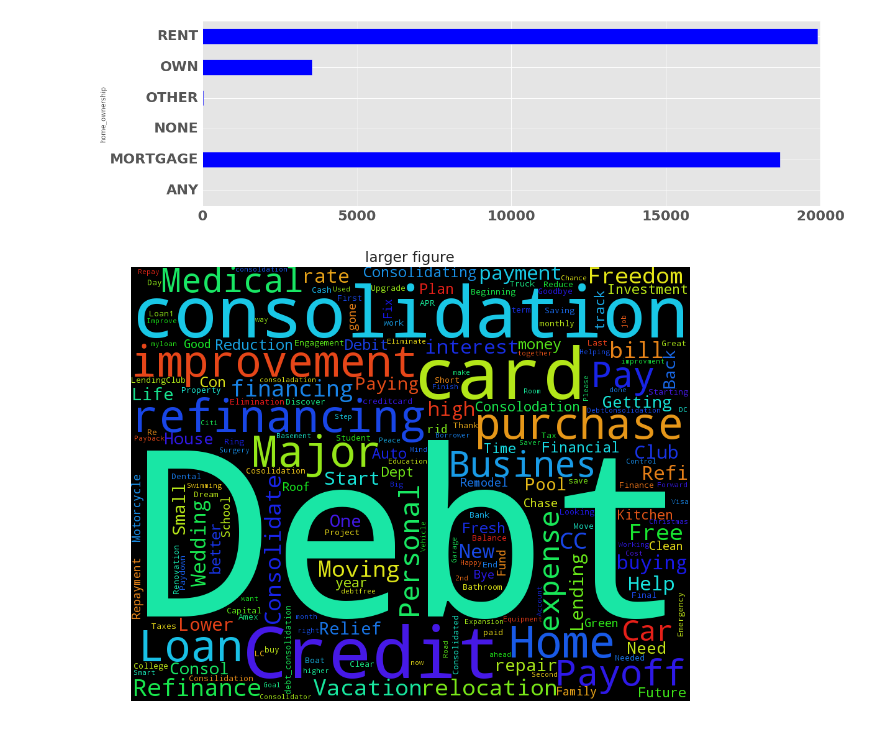
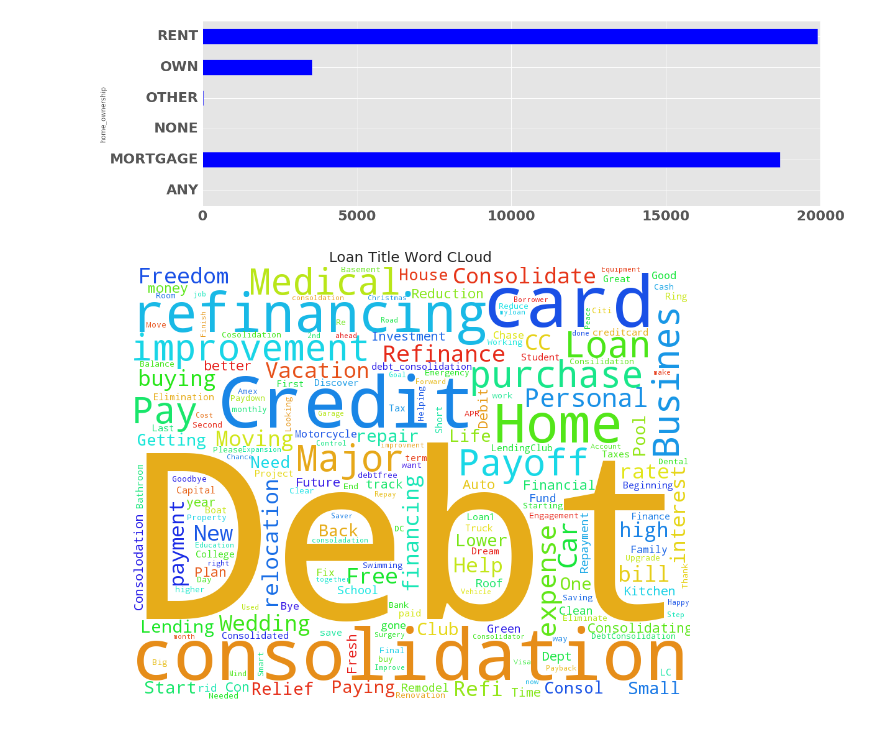
Before and after one commit to thakursc1-zz/Lending_Club_data_analysis, a Jupyter notebook: Special Analysis.ipynb, the cells around one changed output. Drawn from its saved outputs; the diff is of its cells as text; code cells hidden in the pictures.

Commit message:
Generetated graphs for special cases

```diff
--- a/Special Analysis.ipynb
+++ b/Special Analysis.ipynb
@@ -56,4 +50,5 @@ cust_df.to_csv('cust.csv')"""
 # %% [markdown]
 # What kind of cutomers take more than one loans ?
 # %%
-cust_df = pd.read_csv('cust.csv')
+cust_df = pd.read_csv('cust.csv',index_col=0)
+cust_df
@@ -99,19 +113,19 @@ charged_off.plot(kind='barh',figsize=(20,6),fontsize=25)
 a = " ".join(list(cust_df['title']))
 # %%
 
-wc = WordCloud(background_color="black",
+wc = WordCloud(background_color="white",
                stopwords=STOPWORDS,width=1800,
                       height=1400,scale=0.5)
 # generate word cloud
 wc = wc.generate(a)
 # show
 fig2 = plt.figure(figsize = (10,10)) # create a 5 x 5 figure
 ax3 = fig2.add_subplot(111)
 ax3.imshow(wc)
 ax3.set_title('Loan Title Word CLoud')
 plt.axis("off")
 plt.show()
 
 ### I guess the word cloud says all of it
 # %% [output]
-[figure, old version]
+[figure, new version]
```
Also changed, not shown: parts of 14 cells of this notebook.
